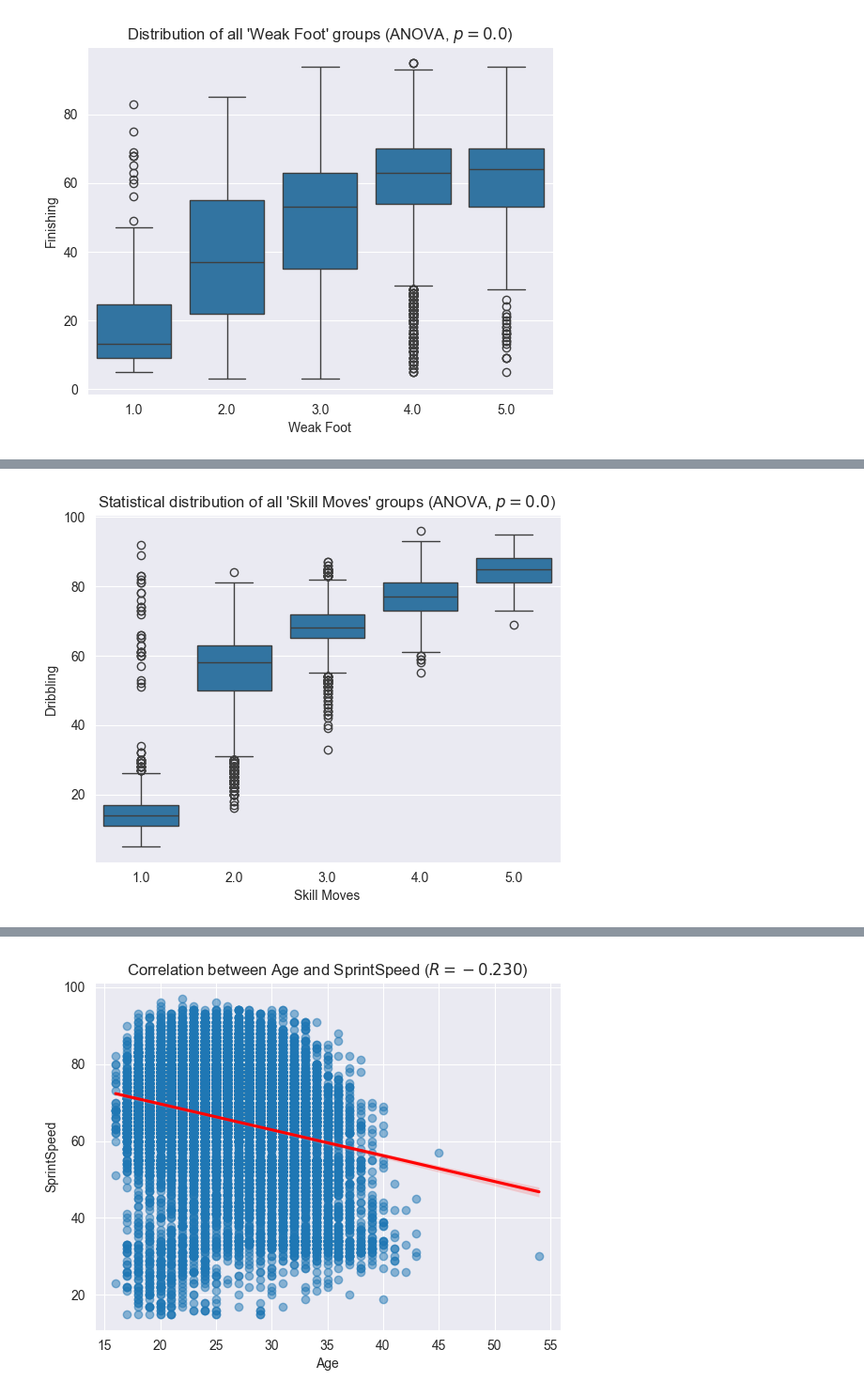
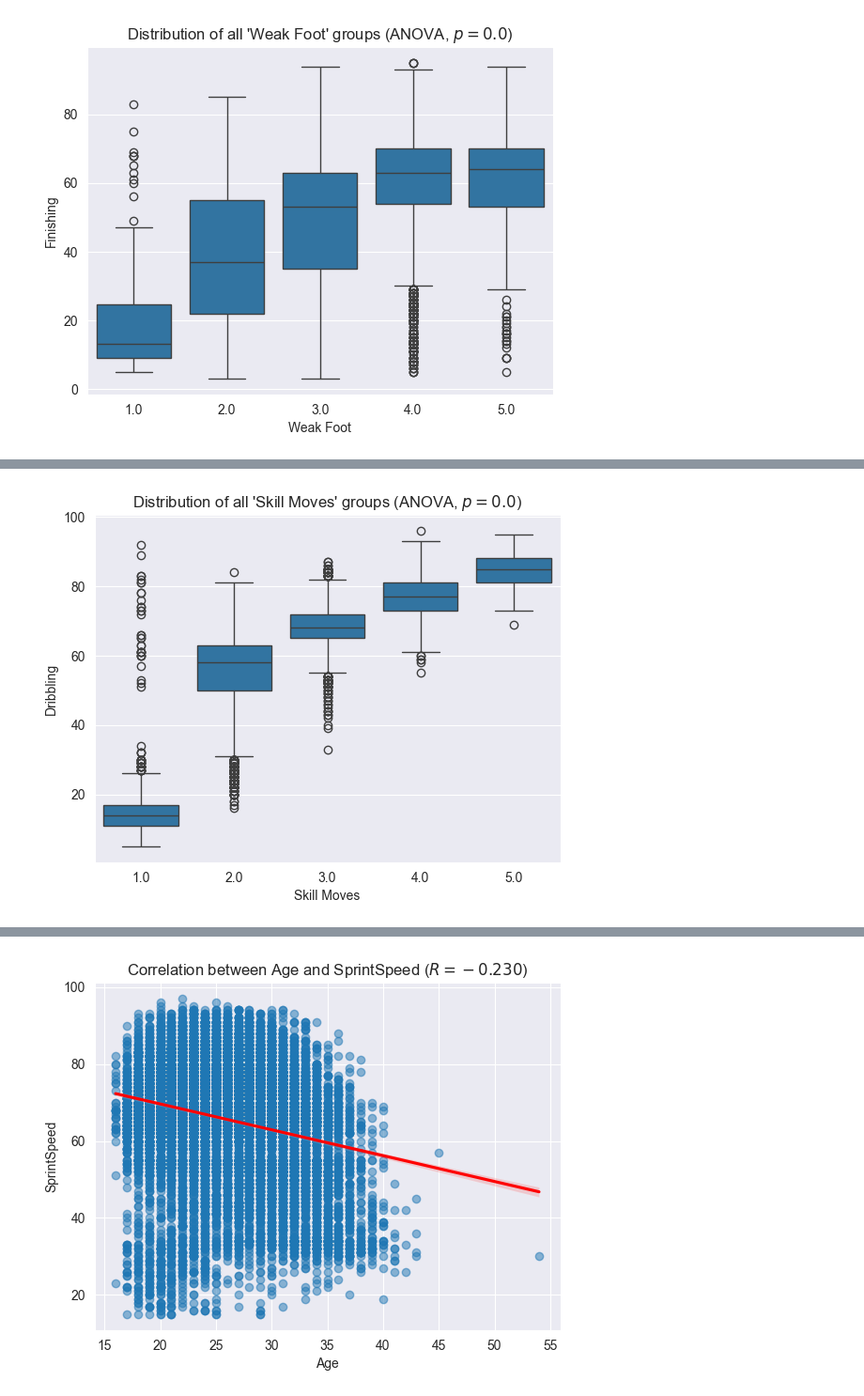
Before and after one commit to zurfil/DataSciencePortfolio, a Jupyter notebook: FIFA/main.ipynb, the cells around one changed output, grey strips where cells are left out. Shown at 94% size. Cells and saved outputs as stored; diff of their text form; code cells hidden in the pictures.

```diff
--- a/FIFA/main.ipynb
+++ b/FIFA/main.ipynb
@@ -195,16 +195,16 @@ group1 group2 meandiff p-adj  lower   upper  reject
 # %%
 sns.boxplot(x="Skill Moves", y="Dribbling", data=data)
 plt.xlabel("Skill Moves")
 plt.ylabel("Dribbling")
 
 groups = data["Skill Moves"].unique()
 grouped_data = [data[data["Skill Moves"] == group]["Dribbling"] for group in groups]
 F, p = stats.kruskal(*grouped_data)
 
-plt.title(f"Statistical distribution of all 'Skill Moves' groups (ANOVA, $p = {p}$)")
+plt.title(f"Distribution of all 'Skill Moves' groups (ANOVA, $p = {p}$)")
 plt.show();
 # %% [output]
-[figure, old version]
+[figure, new version]
 # %%
 pairwise_comparison = pairwise_tukeyhsd(data["Dribbling"], data["Skill Moves"])
 print(pairwise_comparison)
```
Also changed, not shown: 1 other file.
